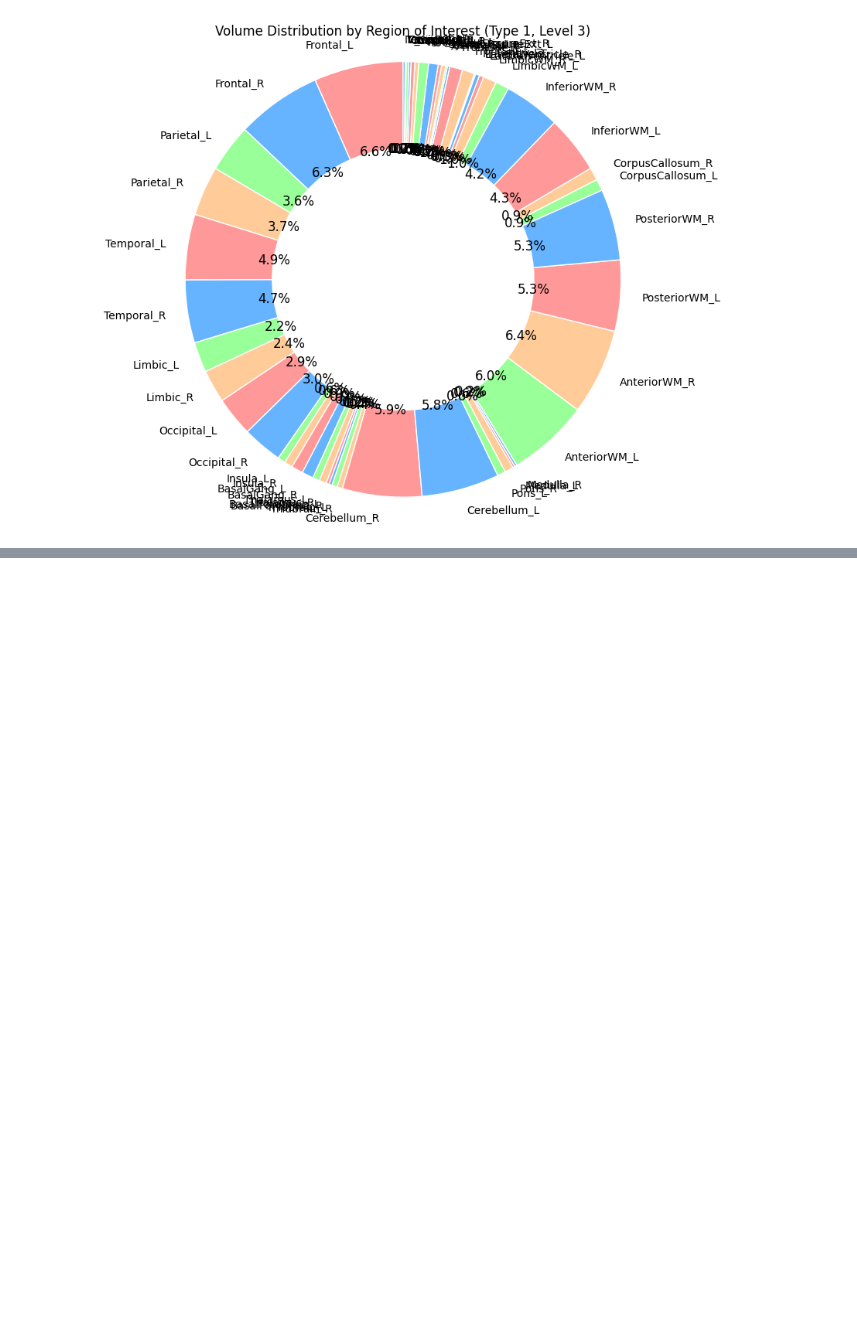
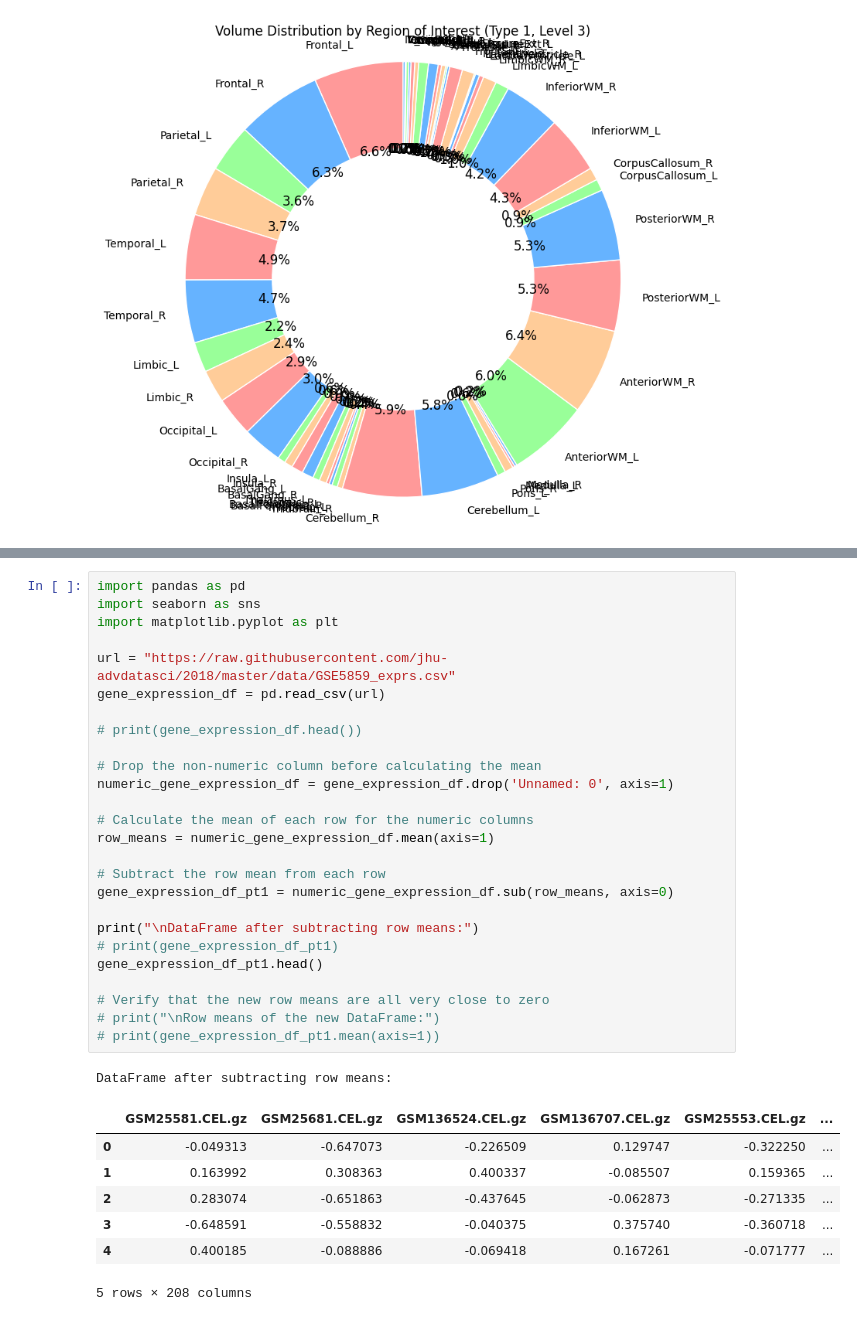
Before and after one commit to rjhanjee/my-first-repo, a Jupyter notebook: hw3.ipynb, the cells around one changed output, grey strips where cells are left out. Drawn from its saved outputs; the diff is of its cells as text; blank space fills up the shorter version.

```diff
--- a/hw3.ipynb
+++ b/hw3.ipynb
@@ -165 +170,36 @@ plt.show()
 [figure]
+# %%
+import pandas as pd
+import seaborn as sns
+import matplotlib.pyplot as plt
+
+url = "https://raw.githubusercontent.com/jhu-advdatasci/2018/master/data/GSE5859_exprs.csv"
+gene_expression_df = pd.read_csv(url)
+
+# print(gene_expression_df.head())
+
+# Drop the non-numeric column before calculating the mean
+numeric_gene_expression_df = gene_expression_df.drop('Unnamed: 0', axis=1)
+
+# Calculate the mean of each row for the numeric columns
+row_means = numeric_gene_expression_df.mean(axis=1)
+
+# Subtract the row mean from each row
+gene_expression_df_pt1 = numeric_gene_expression_df.sub(row_means, axis=0)
+
+print("\nDataFrame after subtracting row means:")
+# print(gene_expression_df_pt1)
+gene_expression_df_pt1.head()
+
+# Verify that the new row means are all very close to zero
+# print("\nRow means of the new DataFrame:")
+# print(gene_expression_df_pt1.mean(axis=1))
+# %% [output]
+DataFrame after subtracting row means:
+|  | GSM25581.CEL.gz | GSM25681.CEL.gz | GSM136524.CEL.gz | GSM136707.CEL.gz | GSM25553.CEL.gz | ... |
+| 0 | -0.049313 | -0.647073 | -0.226509 | 0.129747 | -0.322250 | ... |
+| 1 | 0.163992 | 0.308363 | 0.400337 | -0.085507 | 0.159365 | ... |
+| 2 | 0.283074 | -0.651863 | -0.437645 | -0.062873 | -0.271335 | ... |
+| 3 | -0.648591 | -0.558832 | -0.040375 | 0.375740 | -0.360718 | ... |
+| 4 | 0.400185 | -0.088886 | -0.069418 | 0.167261 | -0.071777 | ... |
+5 rows × 208 columns
```
Also changed, not shown: parts of 1 cell of this notebook.
